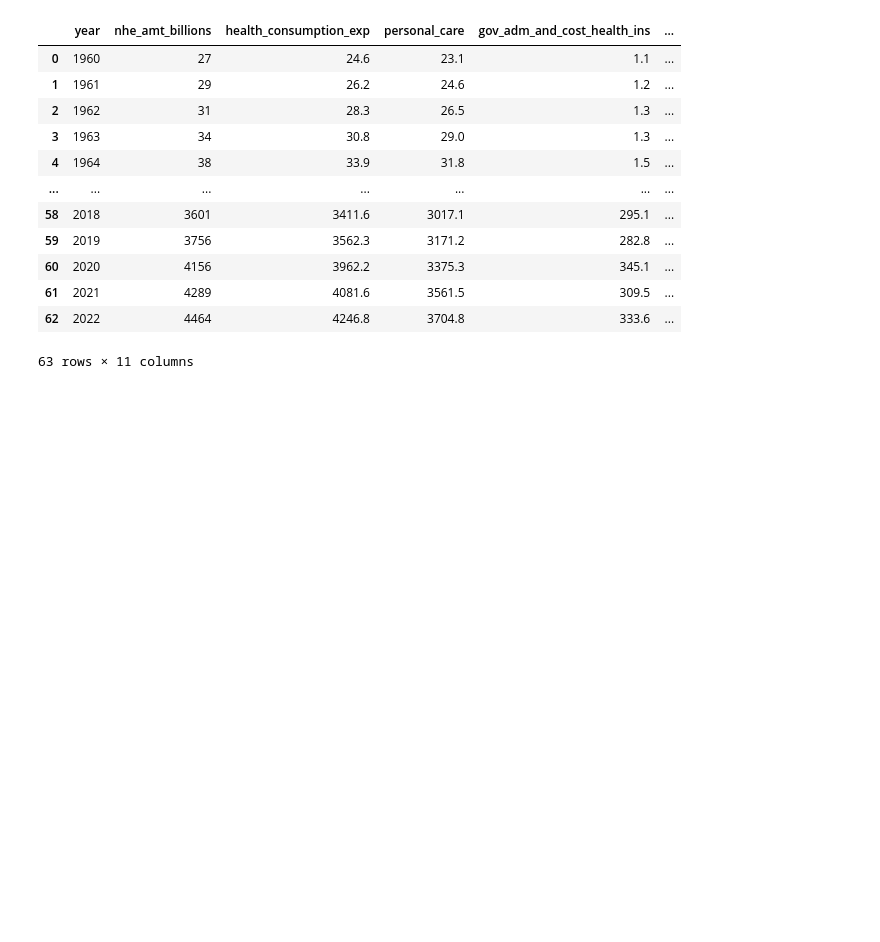
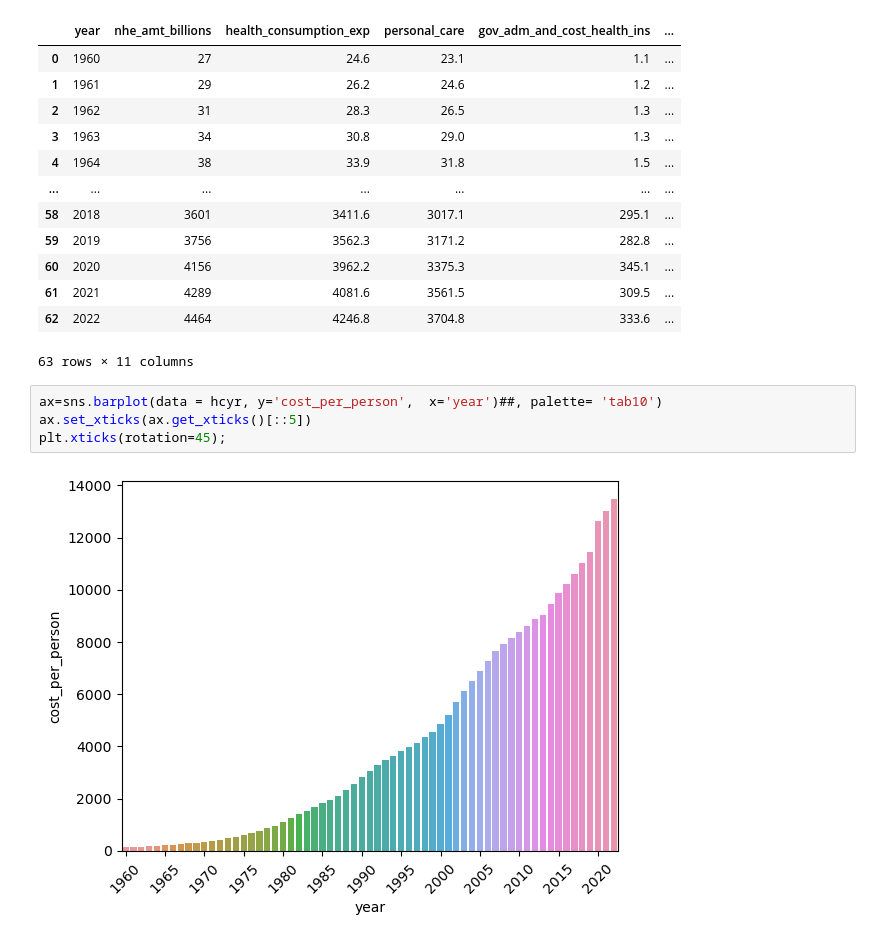
Before and after one commit to AndrewR321/Capstone, a Jupyter notebook: notebooks/Healthcare capstone.ipynb, the cells around one changed output. Saved outputs shown, nothing was run; the diff lists cells and outputs as text; blank space fills up the shorter version.

```diff
--- a/notebooks/Healthcare capstone.ipynb
+++ b/notebooks/Healthcare capstone.ipynb
@@ -142,3 +142,9 @@ hcyr
 | 61 | 2021 | 4289 | 4081.6 | 3561.5 | 309.5 | ... |
 | 62 | 2022 | 4464 | 4246.8 | 3704.8 | 333.6 | ... |
 63 rows × 11 columns
+# %%
+ax=sns.barplot(data = hcyr, y='cost_per_person',  x='year')##, palette= 'tab10')
+ax.set_xticks(ax.get_xticks()[::5])
+plt.xticks(rotation=45);
+# %% [output]
+[figure, added]
```
Also changed, not shown: parts of 1 cell of this notebook, 2 other files.
